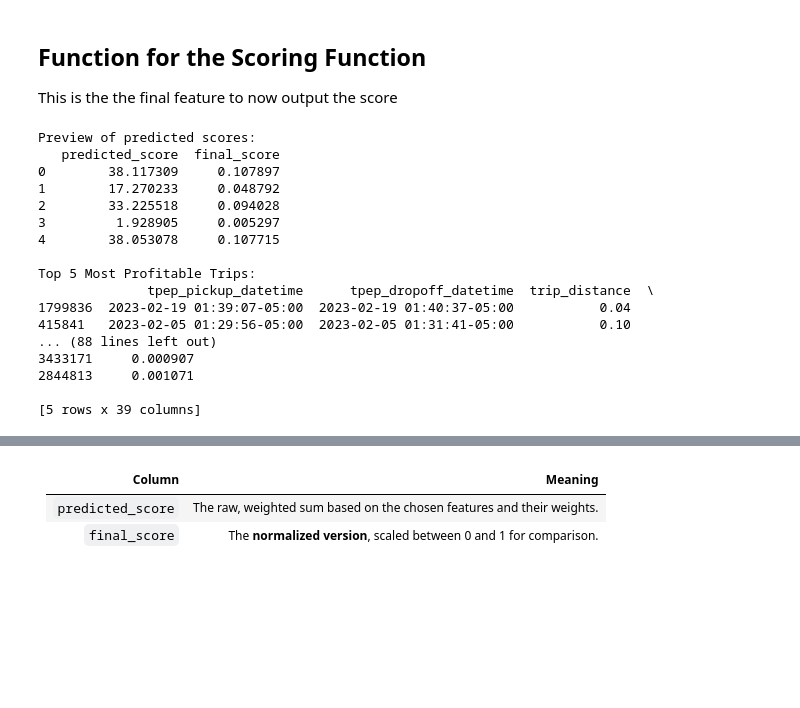
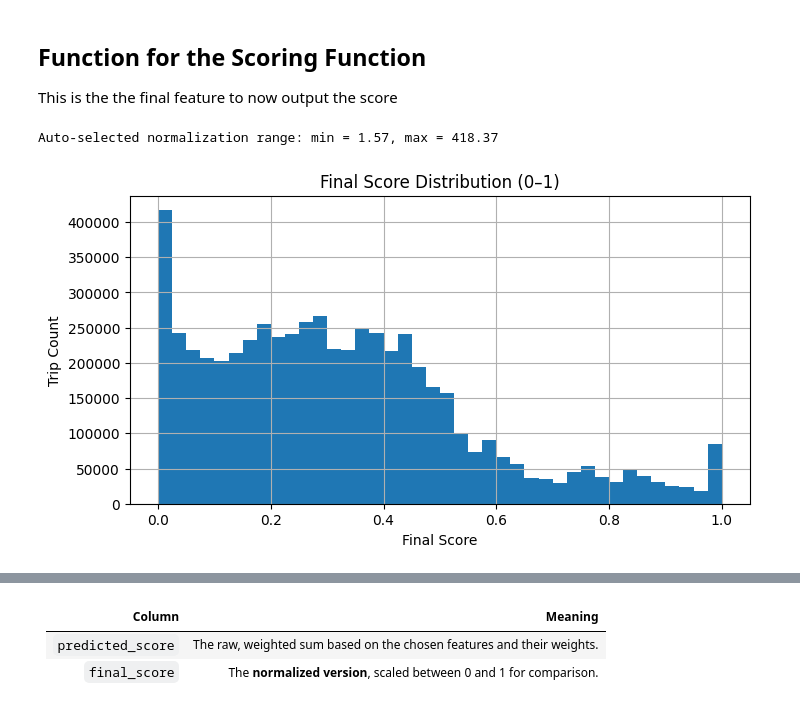
Before and after one commit to matiasenrigue/Taximize, a Jupyter notebook: data/cleaning_exploration/Scoring_Models/Final Scoring Model.ipynb, the cells around one changed output, grey strips where cells are left out. Cells and saved outputs as stored; diff of their text form; code cells hidden in the pictures; blank space fills up the shorter version.

```diff
--- a/data/cleaning_exploration/Scoring_Models/Final Scoring Model.ipynb
+++ b/data/cleaning_exploration/Scoring_Models/Final Scoring Model.ipynb
@@ -285,67 +302,67 @@ This is the the final feature to now output the score
 # %%
 # Final combined weights (replace with values from your final feature importance)
 combined_weights = {
-    #'fare_per_mile': 0.319940,
-    'dropoff_borough_EWR': 0.165339,
-    'trip_duration_variability': 0.129988,
-    'cos_hour': 0.066688,
-    'dropoff_zone_hotness': 0.063749,
-    'is_airport_trip': 0.063642,
-    'sin_hour': 0.052557,
-    'dropoff_borough_Brooklyn': 0.037775,
-    'pickup_borough_Queens': 0.032154,
-    'dropoff_borough_Queens': 0.018808,
-    'pickup_borough_Brooklyn': 0.012839,
-    'dropoff_borough_Manhattan': 0.010510
+    'is_airport_trip': 0.315001,
+    'trip_duration_variability': 0.164398,
+    'dropoff_zone_hotness': 0.134222,
+    'sin_hour': 0.097441,
+    'cos_hour': 0.075832,
+    'dropoff_borough_EWR': 0.054991,
+    'pickup_borough_Queens': 0.036901,
+    'dropoff_borough_Queens': 0.029129,
+    'dropoff_borough_Brooklyn': 0.027174,
+    'dropoff_borough_Manhattan': 0.021992,
+    'pickup_borough_Manhattan': 0.016799,
+    'pickup_borough_Brooklyn': 0.011968
 }
 
 #  Create a copy of the working DataFrame
 df_scoring = df.copy()
 
 #  Make sure one-hot encoded features exist (e.g., for boroughs)
 for feature in combined_weights:
     if feature not in df_scoring.columns:
         df_scoring[feature] = 0  # Fill missing one-hot columns with 0s
 
 #  Define scoring function
 def calculate_score(row, weights):
     score = 0
     for feature, weight in weights.items():
         score += row.get(feature, 0) * weight
     return score
 
 #  Apply scoring function
 df_scoring['predicted_score'] = df_scoring.apply(lambda row: calculate_score(row, combined_weights), axis=1)
 
-#  Normalize predicted score to 0–1
-scaler = MinMaxScaler()
-df_scoring['final_score'] = scaler.fit_transform(df_scoring[['predicted_score']])
+# Use percentiles to avoid outliers dominating the scale
+fixed_min = df_scoring['predicted_score'].quantile(0.01)
+fixed_max = df_scoring['predicted_score'].quantile(0.99)
+
+print(f"Auto-selected normalization range: min = {fixed_min:.2f}, max = {fixed_max:.2f}")
+
+
+df_scoring['final_score'] = (
+    (df_scoring['predicted_score'] - fixed_min) / (fixed_max - fixed_min)
+).clip(0, 1)
+
+
+plt.figure(figsize=(8,4))
+df_scoring['final_score'].hist(bins=40)
+plt.title("Final Score Distribution (0–1)")
+plt.xlabel("Final Score")
+plt.ylabel("Trip Count")
+plt.show()
 
 #  Preview scores
 print("\nPreview of predicted scores:")
 print(df_scoring[['predicted_score', 'final_score']].head())
 
 #  show best/worst trips
 print("\nTop 5 Most Profitable Trips:")
 print(df_scoring.sort_values('final_score', ascending=False).head())
 
 print("\nBottom 5 Least Profitable Trips:")
 print(df_scoring.sort_values('final_score').head())
 # %% [output]
-Preview of predicted scores:
-   predicted_score  final_score
-0        38.117309     0.107897
-1        17.270233     0.048792
-2        33.225518     0.094028
-3         1.928905     0.005297
-4        38.053078     0.107715
-
-Top 5 Most Profitable Trips:
-              tpep_pickup_datetime      tpep_dropoff_datetime  trip_distance  \
-1799836  2023-02-19 01:39:07-05:00  2023-02-19 01:40:37-05:00           0.04
-415841   2023-02-05 01:29:56-05:00  2023-02-05 01:31:41-05:00           0.10
-... (88 lines left out)
-3433171     0.000907
-2844813     0.001071
-
-[5 rows x 39 columns]
+Auto-selected normalization range: min = 1.57, max = 418.37
+[figure, added]
```
Also changed, not shown: parts of 8 cells of this notebook, 7 other files.
